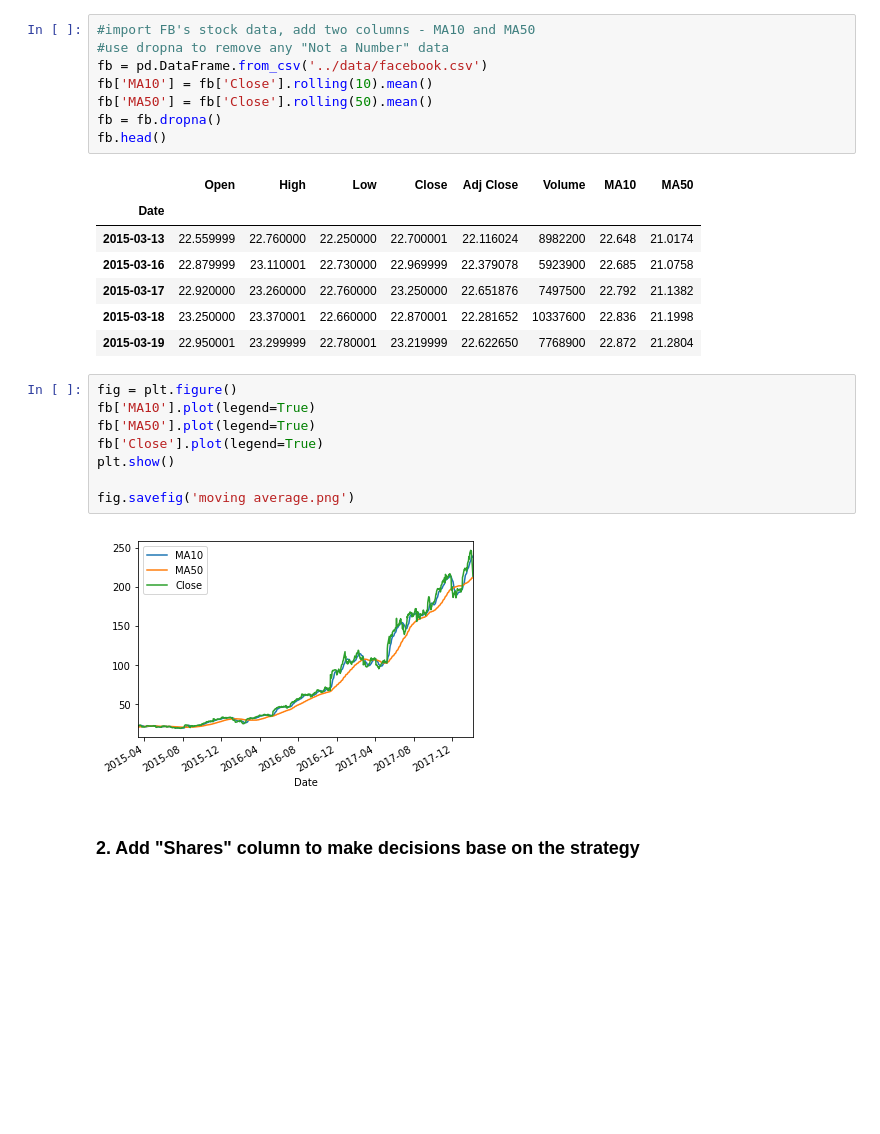
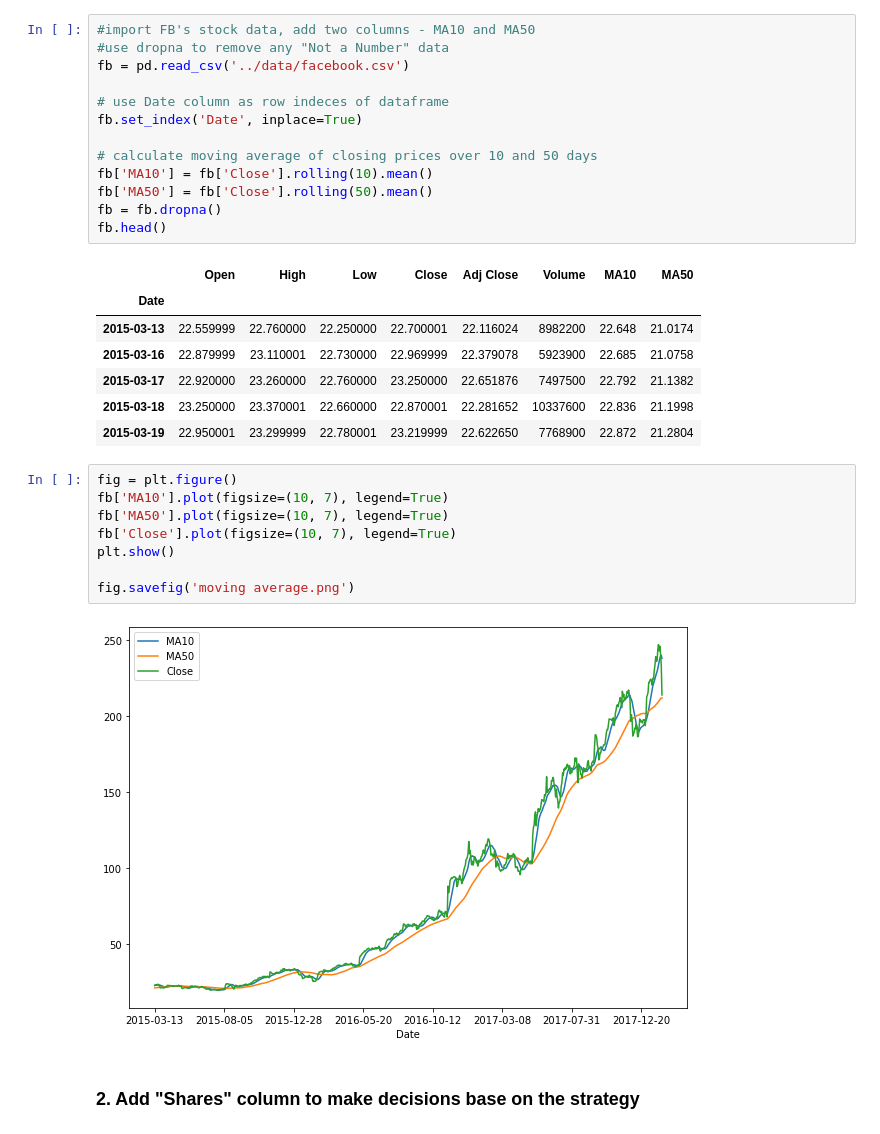
Before and after one commit to 08Aristodemus24/python-statistics-for-finance, a Jupyter notebook: week 1/Build a simple trading strategy.ipynb, the cells around one changed output. Drawn from its saved outputs; the diff is of its cells as text; blank space fills up the shorter version.

```diff
--- a/week 1/Build a simple trading strategy.ipynb
+++ b/week 1/Build a simple trading strategy.ipynb
@@ -9,7 +9,12 @@ import matplotlib.pyplot as plt
 # %%
 #import FB's stock data, add two columns - MA10 and MA50
 #use dropna to remove any "Not a Number" data
-fb = pd.DataFrame.from_csv('../data/facebook.csv')
+fb = pd.read_csv('../data/facebook.csv')
+
+# use Date column as row indeces of dataframe
+fb.set_index('Date', inplace=True)
+
+# calculate moving average of closing prices over 10 and 50 days
 fb['MA10'] = fb['Close'].rolling(10).mean()
 fb['MA50'] = fb['Close'].rolling(50).mean()
 fb = fb.dropna()
@@ -24,14 +29,14 @@ fb.head()
 | 2015-03-19 | 22.950001 | 23.299999 | 22.780001 | 23.219999 | 22.622650 | 7768900 | 22.872 | 21.2804 |
 # %%
 fig = plt.figure()
-fb['MA10'].plot(legend=True)
-fb['MA50'].plot(legend=True)
-fb['Close'].plot(legend=True)
+fb['MA10'].plot(figsize=(10, 7), legend=True)
+fb['MA50'].plot(figsize=(10, 7), legend=True)
+fb['Close'].plot(figsize=(10, 7), legend=True)
 plt.show()
 
 fig.savefig('moving average.png')
 # %% [output]
-[figure, old version]
+[figure, new version]
 # %% [markdown]
 ### 2. Add "Shares" column to make decisions base on the strategy
 # %%
```
Also changed, not shown: parts of 5 cells of this notebook, 5 other files.
